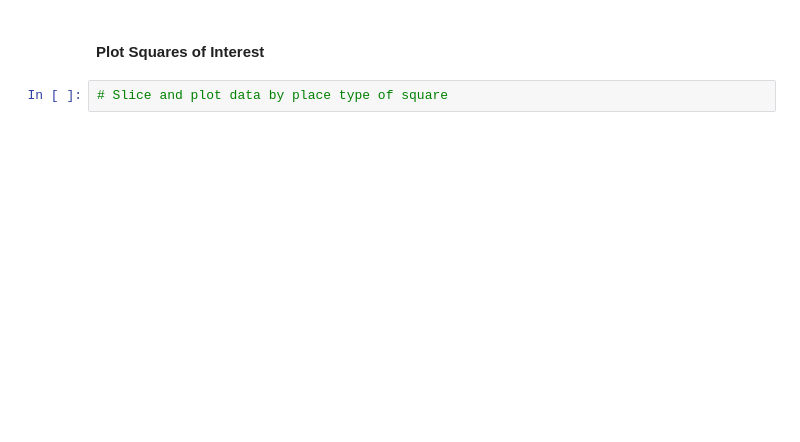
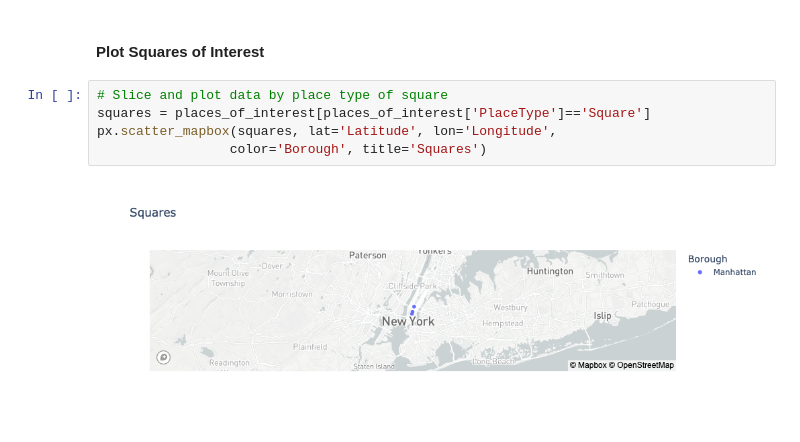
Before and after one commit to juil/fintech-uoftbootcamp, a Jupyter notebook: 06-pyviz/class2/Activities - Plotly/04-Stu_Mapping_Adventures/Unsolved/Challenge/mapping_adventures.ipynb, the cells around one changed output. Cells and saved outputs as stored; diff of their text form; blank space fills up the shorter version.

```diff
--- a/06-pyviz/class2/Activities - Plotly/04-Stu_Mapping_Adventures/Unsolved/Challenge/mapping_adventures.ipynb
+++ b/06-pyviz/class2/Activities - Plotly/04-Stu_Mapping_Adventures/Unsolved/Challenge/mapping_adventures.ipynb
@@ -49,3 +62,8 @@ places_of_interest.head()
 #### Plot Squares of Interest
 # %%
 # Slice and plot data by place type of square
+squares = places_of_interest[places_of_interest['PlaceType']=='Square']
+px.scatter_mapbox(squares, lat='Latitude', lon='Longitude',
+                 color='Borough', title='Squares')
+# %% [output]
+[figure, added]
```
Also changed, not shown: parts of 3 cells of this notebook.
